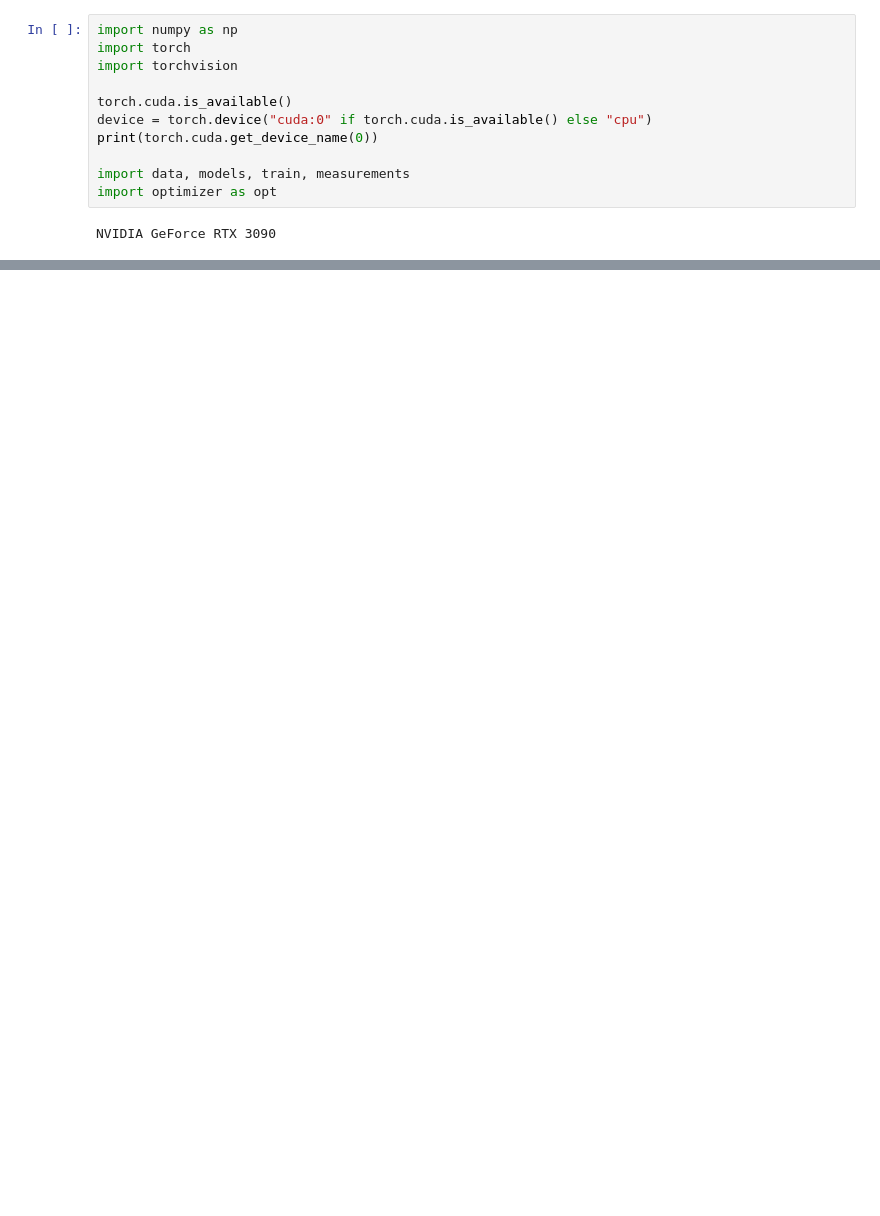
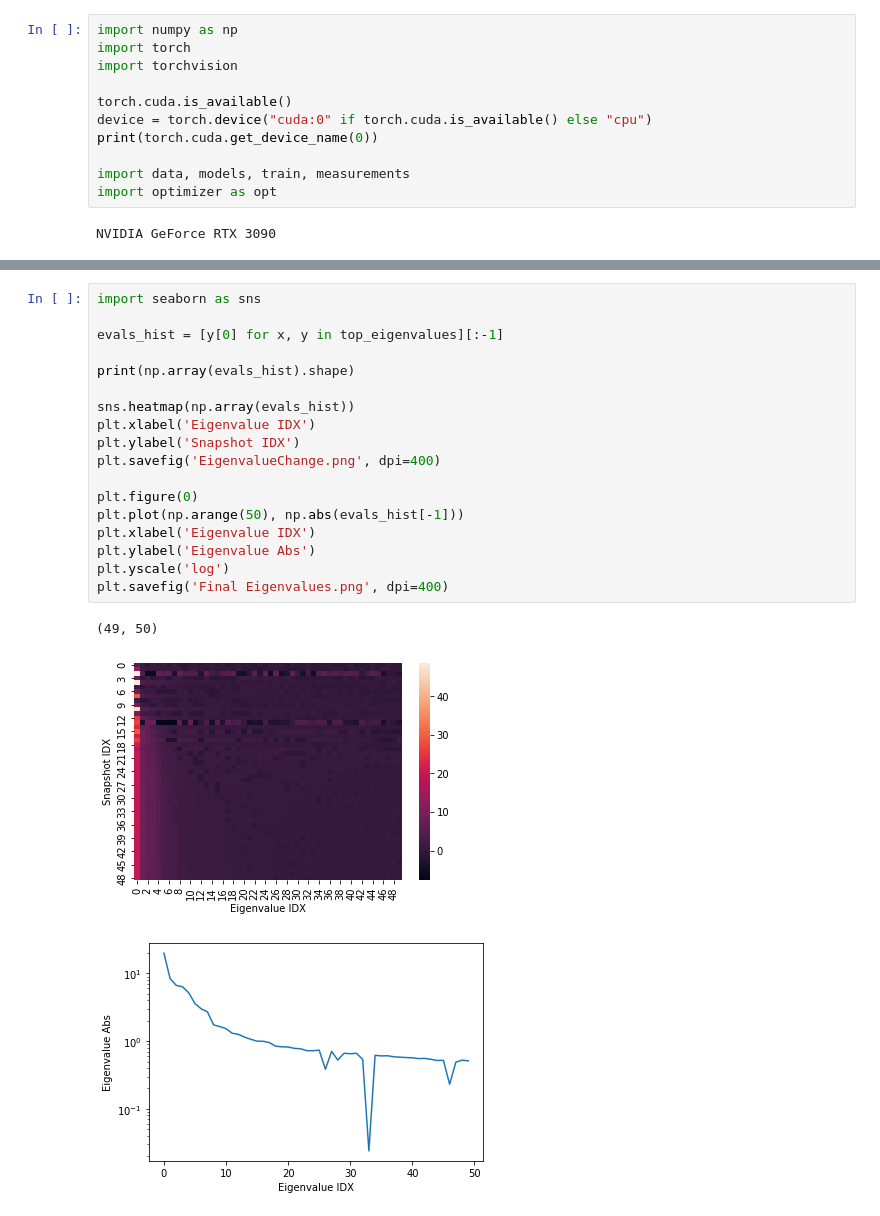
Before and after one commit to JLiao980706/NNHessian, a Jupyter notebook: MNISTRegression.ipynb, the cells around one changed output, grey strips where cells are left out. Drawn from its saved outputs; the diff is of its cells as text; blank space fills up the shorter version.

```diff
--- a/MNISTRegression.ipynb
+++ b/MNISTRegression.ipynb
@@ -114,0 +125,22 @@ plt.savefig('HessianNormCmp.png')
+# %%
+import seaborn as sns
+
+evals_hist = [y[0] for x, y in top_eigenvalues][:-1]
+
+print(np.array(evals_hist).shape)
+
+sns.heatmap(np.array(evals_hist))
+plt.xlabel('Eigenvalue IDX')
+plt.ylabel('Snapshot IDX')
+plt.savefig('EigenvalueChange.png', dpi=400)
+
+plt.figure(0)
+plt.plot(np.arange(50), np.abs(evals_hist[-1]))
+plt.xlabel('Eigenvalue IDX')
+plt.ylabel('Eigenvalue Abs')
+plt.yscale('log')
+plt.savefig('Final Eigenvalues.png', dpi=400)
+# %% [output]
+(49, 50)
+[figure, added]
+[figure, added]
```
Also changed, not shown: parts of 11 cells of this notebook, 6 other files.
